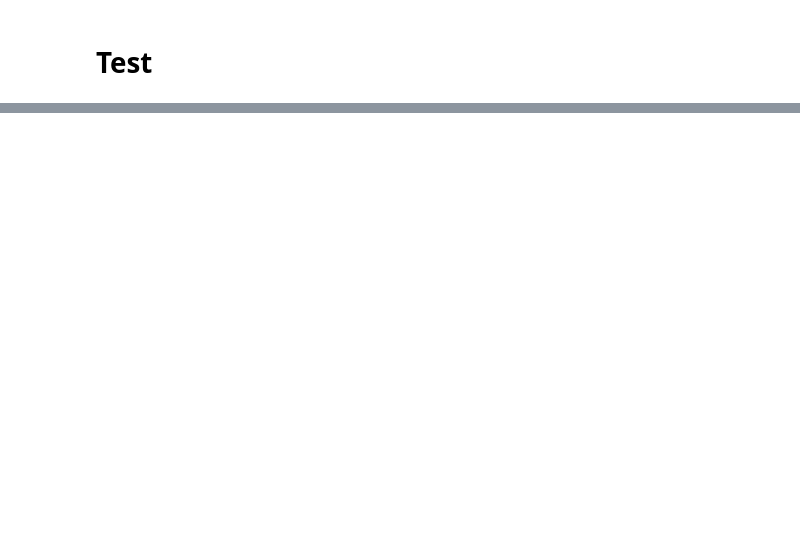
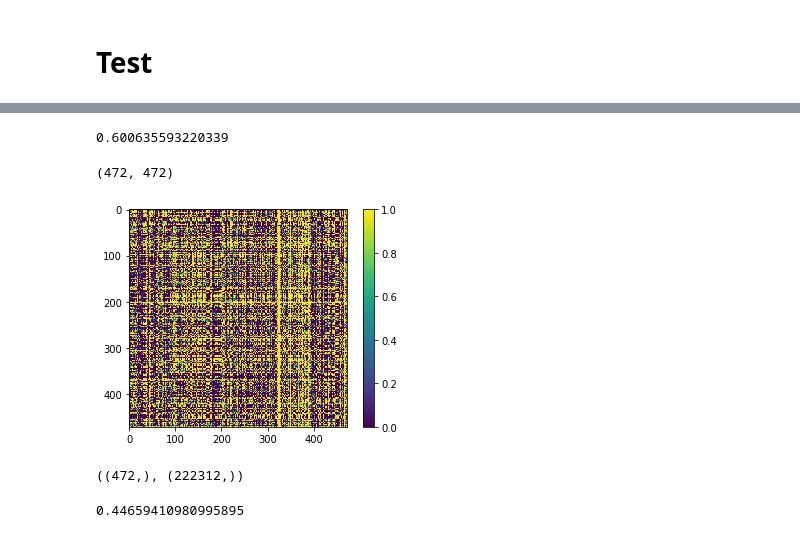
Before and after one commit to fgvenegas/Proyecto-Reconocimiento-de-Patrones, a Jupyter notebook: features_experiment.ipynb, the cells around one changed output, grey strips where cells are left out. Cells and saved outputs as stored; diff of their text form; code cells hidden in the pictures; blank space fills up the shorter version.

```diff
--- a/features_experiment.ipynb
+++ b/features_experiment.ipynb
@@ -363,0 +333,4 @@ clf.score(X_test_final, y)
+# %%
+Xt_fy_pca = np.matmul(Xt_fy - Xm_y, A_y)
+Xt_fo_pca = np.matmul(Xt_fo - Xm_o, A_o)
+Xt_fy_pca.shape, Xt_fo_pca.shape
@@ -363,0 +339,3 @@ clf.score(X_test_final, y)
+# %%
+Xt_fy_norm = Xt_fy_pca * a_y + b_y
+Xt_fo_norm = Xt_fo_pca * a_o + b_o
@@ -363,0 +395,40 @@ clf.score(X_test_final, y)
+# %%
+accuracy_score(yt, y_pred_test)
+# %% [output]
+0.600635593220339
+# %%
+def get_matrix(X_new, X_old, estimator):
+    matrix = np.zeros((X_new.shape[0], X_old.shape[0]))
+    for i in range(X_new.shape[0]):
+        for j in range(X_old.shape[0]):
+            matrix[i][j] = estimator.predict_proba(np.concatenate([X_new[i], X_old[j]]).reshape(1, -1))[0][1]
+    return matrix
+# %%
+S = get_matrix(Xt_fy_norm, Xt_fo_norm, clf)
+# %%
+S.shape
+# %% [output]
+(472, 472)
+# %%
+plt.imshow(S)
+plt.colorbar()
+plt.show()
+# %% [output]
+[figure, added]
+# %%
+diagonal = S.diagonal()
+non_diagonal = S[np.where(~np.eye(S.shape[0],dtype=bool))]
+
+diagonal.shape, non_diagonal.shape
+# %% [output]
+((472,), (222312,))
+# %%
+import math
+
+mu_1, sigma_1 = np.mean(diagonal), np.std(diagonal)
+mu_2, sigma_2 = np.mean(non_diagonal), np.std(non_diagonal)
+
+d = math.fabs(mu_2 - mu_1) / math.sqrt((sigma_1**2 + sigma_2**2) / 2)
+d
+# %% [output]
+0.44659410980995895
```
Also changed, not shown: parts of 72 cells of this notebook.
